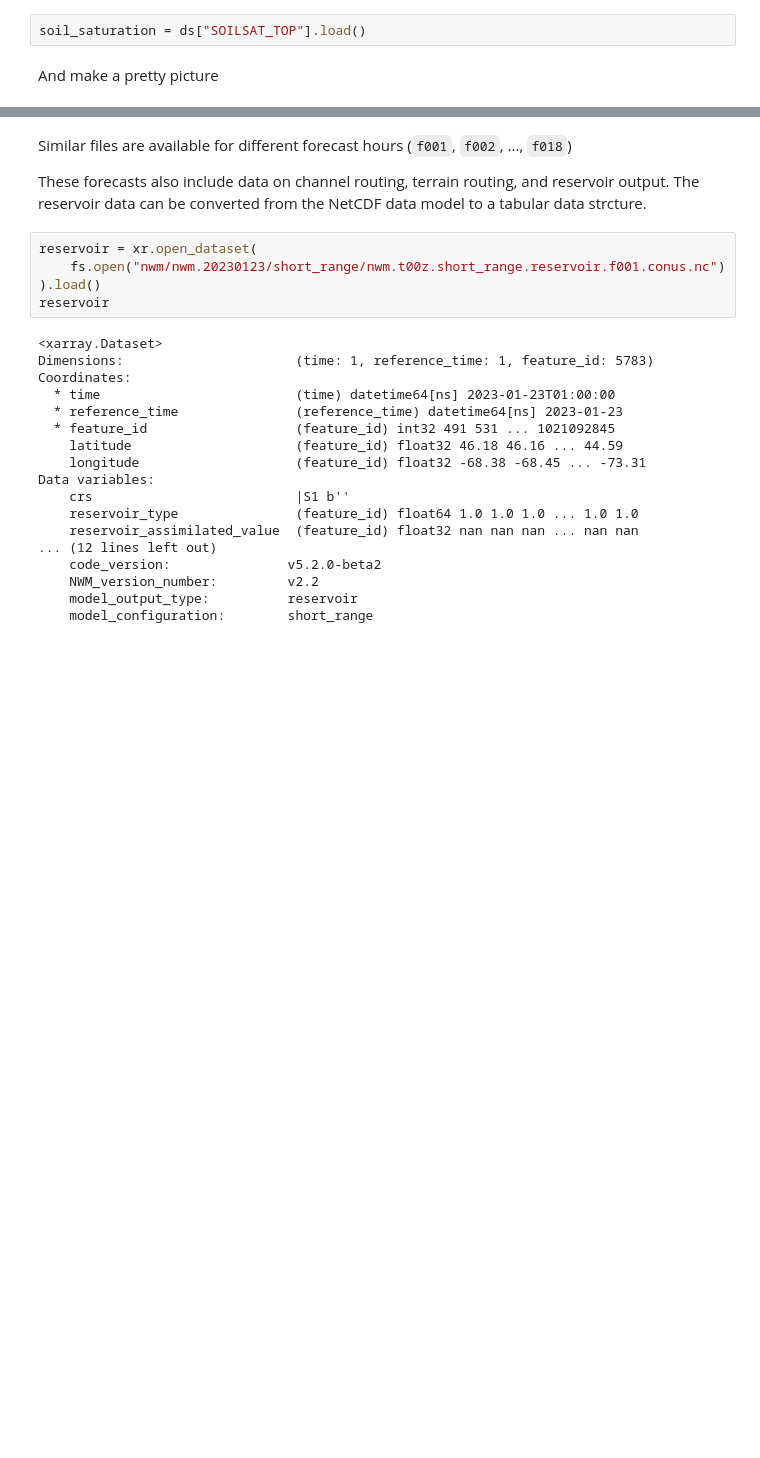
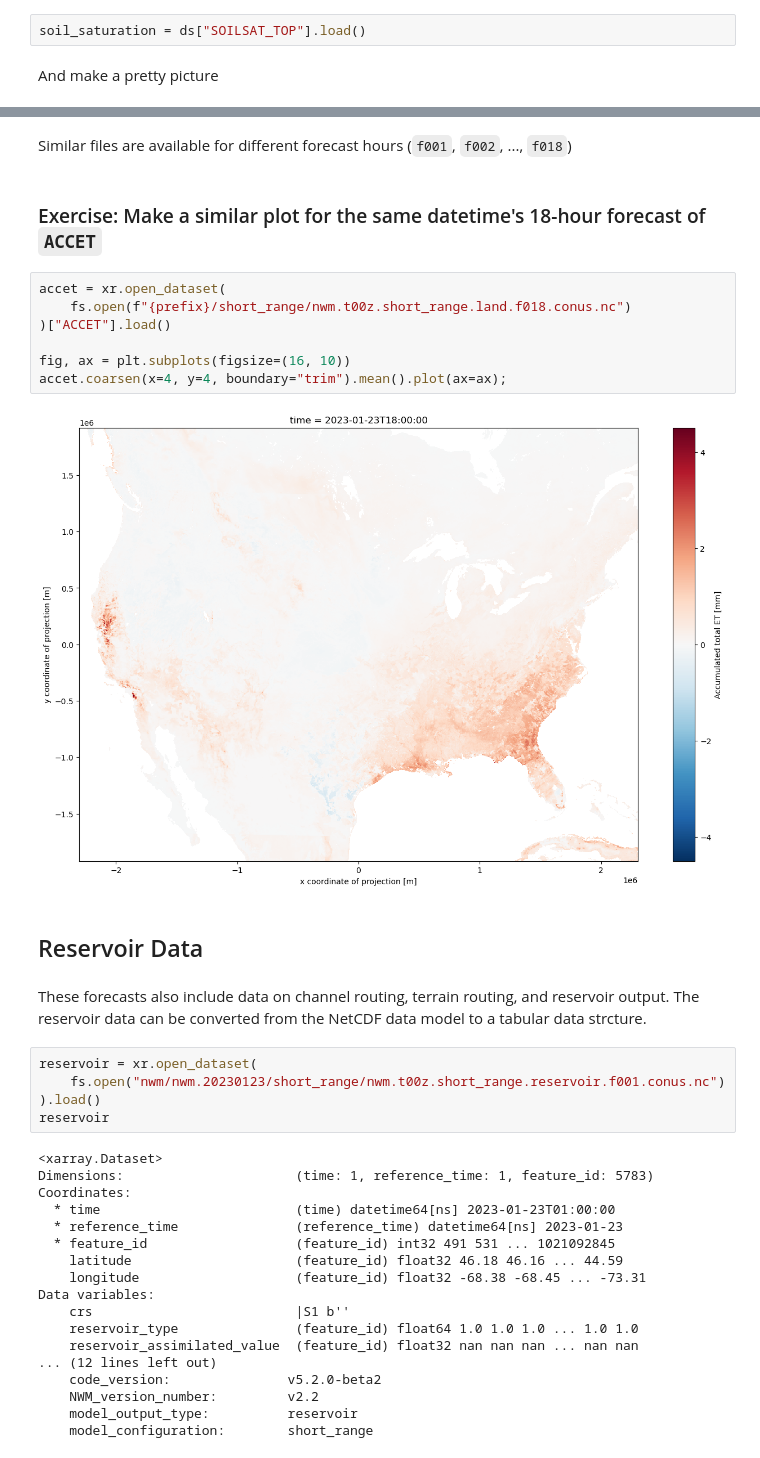
Before and after one commit to TomAugspurger/noaa-nwm, a Jupyter notebook: content/noaa-nwm-example.ipynb, the cells around one changed output, grey strips where cells are left out. Saved outputs shown, nothing was run; the diff lists cells and outputs as text; blank space fills up the shorter version.

```diff
--- a/content/noaa-nwm-example.ipynb
+++ b/content/noaa-nwm-example.ipynb
@@ -58,8 +66,21 @@ plt.savefig("noaa-nwm-soil-saturation.png", bbox_inches=0, pad_inches=0)
 [figure]
-# %% [markdown]
-Similar files are available for different forecast hours (`f001`, `f002`, ..., `f018`)
-
-These forecasts also include data on channel routing, terrain routing, and reservoir output. The reservoir data can be converted from the NetCDF data model to a tabular data strcture.
+# %% [markdown]
+Similar files are available for different forecast hours (`f001`, `f002`, ..., `f018`)
+# %% [markdown]
+### Exercise: Make a similar plot for the same datetime's 18-hour forecast of `ACCET`
+# %%
+accet = xr.open_dataset(
+    fs.open(f"{prefix}/short_range/nwm.t00z.short_range.land.f018.conus.nc")
+)["ACCET"].load()
+
+fig, ax = plt.subplots(figsize=(16, 10))
+accet.coarsen(x=4, y=4, boundary="trim").mean().plot(ax=ax);
+# %% [output]
+[figure, added]
+# %% [markdown]
+## Reservoir Data
+# %% [markdown]
+These forecasts also include data on channel routing, terrain routing, and reservoir output. The reservoir data can be converted from the NetCDF data model to a tabular data strcture.
 # %%
 reservoir = xr.open_dataset(
     fs.open("nwm/nwm.20230123/short_range/nwm.t00z.short_range.reservoir.f001.conus.nc")
```
Also changed, not shown: parts of 20 cells of this notebook, 1 other file.
